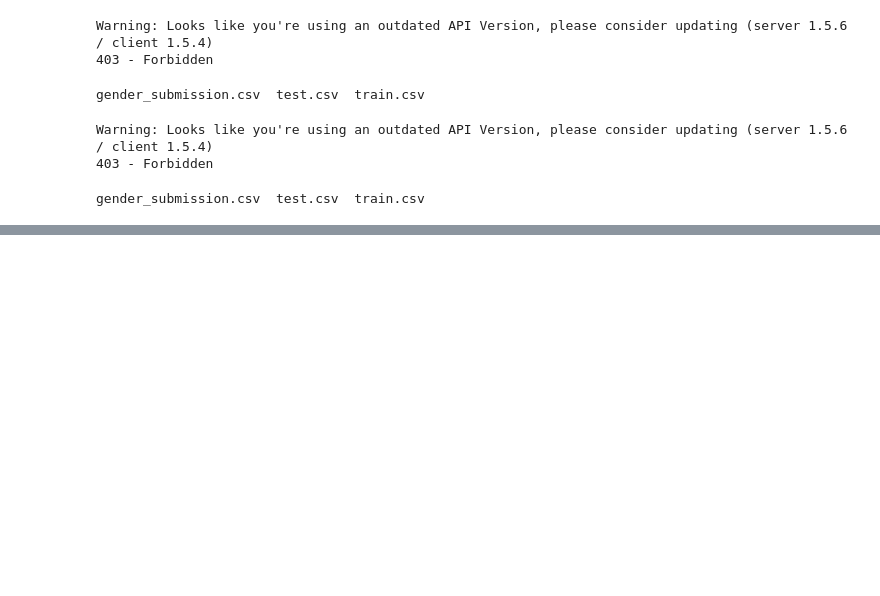
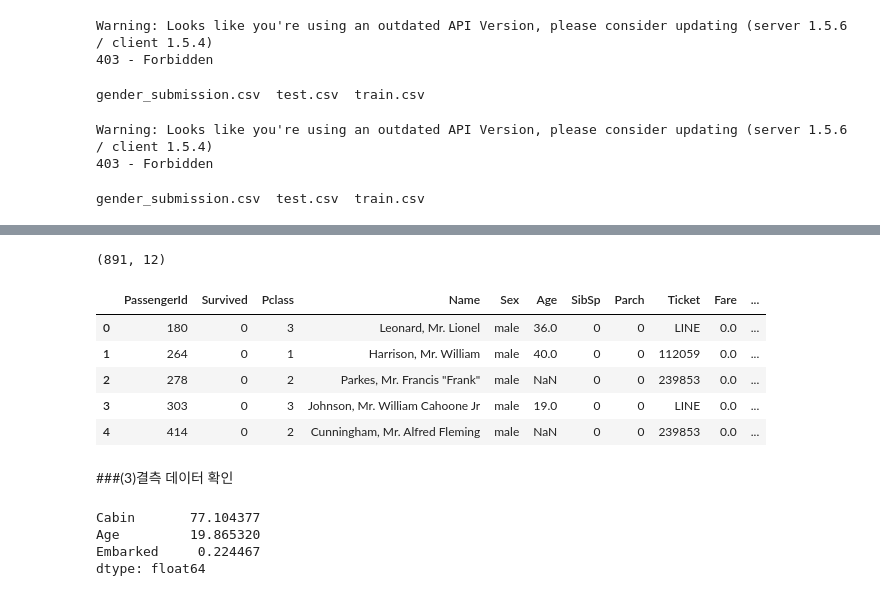
Before and after one commit to danbikiki/machine-learning, a Jupyter notebook: 200819_titanic.ipynb, the cells around one changed output, grey strips where cells are left out. Saved outputs shown, nothing was run; the diff lists cells and outputs as text; code cells hidden in the pictures; blank space fills up the shorter version.

```diff
--- a/200819_titanic.ipynb
+++ b/200819_titanic.ipynb
@@ -109,0 +170,37 @@ gender_submission.csv  test.csv  train.csv
+# %%
+df_test = client.query('''
+  SELECT
+      *
+  FROM `nomadic-poet-286903.titanic_classification.test`
+  ''').to_dataframe()
+
+df_test.shape
+# %% [output]
+(891, 12)
+# %%
+pd.options.display.max_columns = None
+df_train.head()
+# %% [output]
+|  | PassengerId | Survived | Pclass | Name | Sex | Age | SibSp | Parch | Ticket | Fare | ... |
+| 0 | 180 | 0 | 3 | Leonard, Mr. Lionel | male | 36.0 | 0 | 0 | LINE | 0.0 | ... |
+| 1 | 264 | 0 | 1 | Harrison, Mr. William | male | 40.0 | 0 | 0 | 112059 | 0.0 | ... |
+| 2 | 278 | 0 | 2 | Parkes, Mr. Francis "Frank" | male | NaN | 0 | 0 | 239853 | 0.0 | ... |
+| 3 | 303 | 0 | 3 | Johnson, Mr. William Cahoone Jr | male | 19.0 | 0 | 0 | LINE | 0.0 | ... |
+| 4 | 414 | 0 | 2 | Cunningham, Mr. Alfred Fleming | male | NaN | 0 | 0 | 239853 | 0.0 | ... |
+# %% [markdown]
+###(3)결측 데이터 확인
+# %%
+# data set의 Percent 구하는 함수를 짜보자.
+def check_fill_na(data):
+  new_df = data.copy()
+  new_df_na = (new_df.isnull().sum() / len(new_df)) * 100
+  new_df_na.sort_values(ascending=False).reset_index(drop=True)
+  new_df_na = new_df_na.drop(new_df_na[new_df_na == 0].index).sort_values(ascending=False)
+  return new_df_na
+
+check_fill_na(df_train)
+# %% [output]
+Cabin       77.104377
+Age         19.865320
+Embarked     0.224467
+dtype: float64
```
Also changed, not shown: parts of 12 cells of this notebook.
